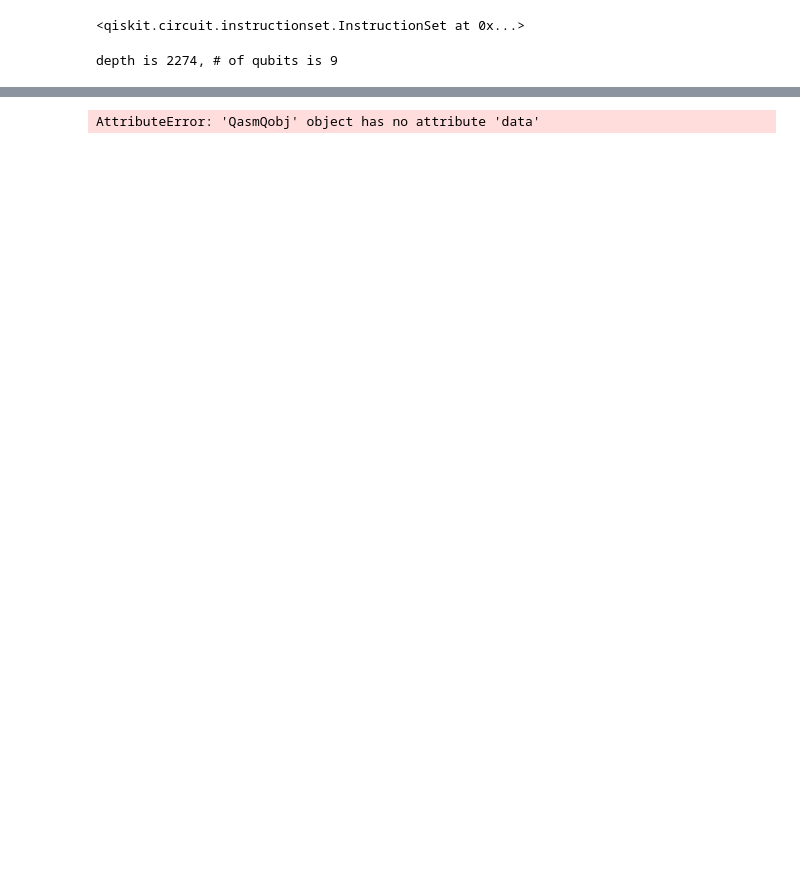
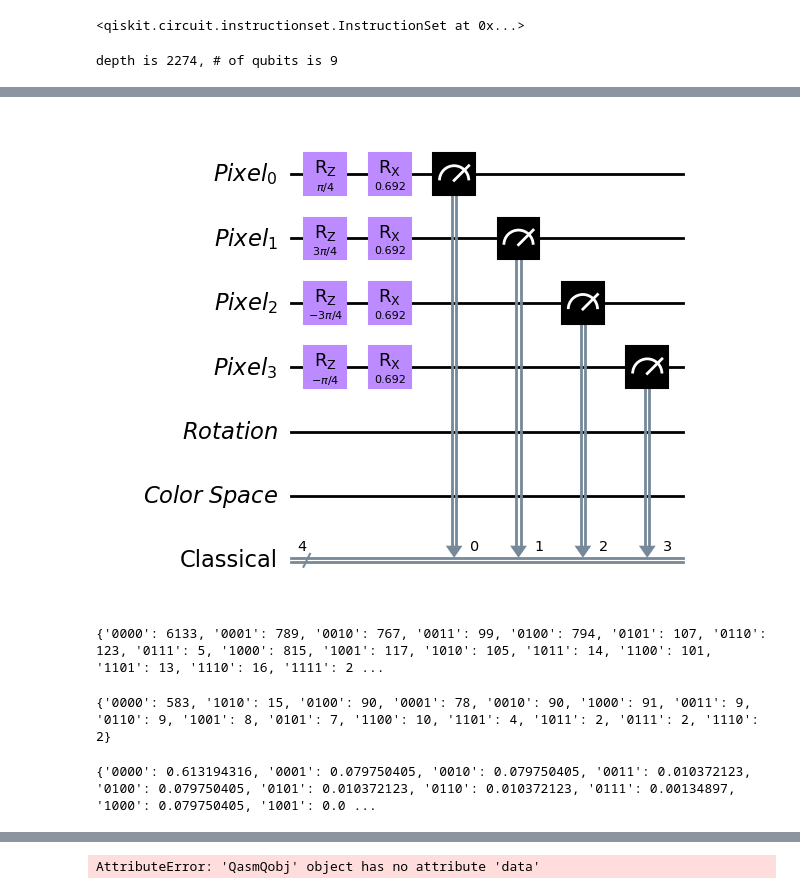
Before and after one commit to ksm999/Stereo, a Jupyter notebook: IonQ.ipynb, the cells around one changed output, grey strips where cells are left out. Drawn from its saved outputs; the diff is of its cells as text; code cells hidden in the pictures; blank space fills up the shorter version.

```diff
--- a/IonQ.ipynb
+++ b/IonQ.ipynb
@@ -234,0 +250,40 @@ simulator_backend = provider.get_backend("ionq_qpu.harmony")
+# %%
+pixel = QuantumRegister(size=4, name='Pixel')
+rotation = QuantumRegister(size=1, name='Rotation')
+color = QuantumRegister(size=1,name="Color Space")
+cla = ClassicalRegister(size=4,name="Classical")
+
+qc = QuantumCircuit(pixel,rotation,color,cla)
+
+for i in range(h_img**2):
+    phi = np.arctan2(point_3d[i][1],point_3d[i][0])
+    qc.rz(phi,i)
+
+    Inner = np.dot(point_2d[i],point_3d[i])
+    size = np.sqrt((point_2d[i][0]**2+point_2d[i][1]**2+point_2d[i][2]**2)
+               +point_3d[i][0]**2+point_3d[i][1]**2+point_3d[i][2]**2)
+
+    theta =  np.arccos(Inner / size)
+    qc.rx(theta, i)
+
+qc.measure(list(range(pixel.size)), list(range(cla.size)))
+qc.draw('mpl')
+# %% [output]
+[figure, added]
+# %%
+# Run the circuit on IonQ's platform:
+job = simulator_backend.run(qc, shots=10000)
+
+# Print the counts
+print(job.get_counts())
+# %% [output]
+{'0000': 6133, '0001': 789, '0010': 767, '0011': 99, '0100': 794, '0101': 107, '0110': 123, '0111': 5, '1000': 815, '1001': 117, '1010': 105, '1011': 14, '1100': 101, '1101': 13, '1110': 16, '1111': 2 ...
+# %%
+from qiskit import *
+
+backend = BasicAer.get_backend('qasm_simulator') # the device to run on
+result = execute(qc, backend, shots=1000).result()
+counts  = result.get_counts(qc)
+print(counts)
+# %% [output]
+{'0000': 583, '1010': 15, '0100': 90, '0001': 78, '0010': 90, '1000': 91, '0011': 9, '0110': 9, '1001': 8, '0101': 7, '1100': 10, '1101': 4, '1011': 2, '0111': 2, '1110': 2}
@@ -234,0 +294,4 @@ simulator_backend = provider.get_backend("ionq_qpu.harmony")
+# %%
+print(job.get_probabilities())
+# %% [output]
+{'0000': 0.613194316, '0001': 0.079750405, '0010': 0.079750405, '0011': 0.010372123, '0100': 0.079750405, '0101': 0.010372123, '0110': 0.010372123, '0111': 0.00134897, '1000': 0.079750405, '1001': 0.0 ...
```
Also changed, not shown: parts of 57 cells of this notebook, 2 other files.
